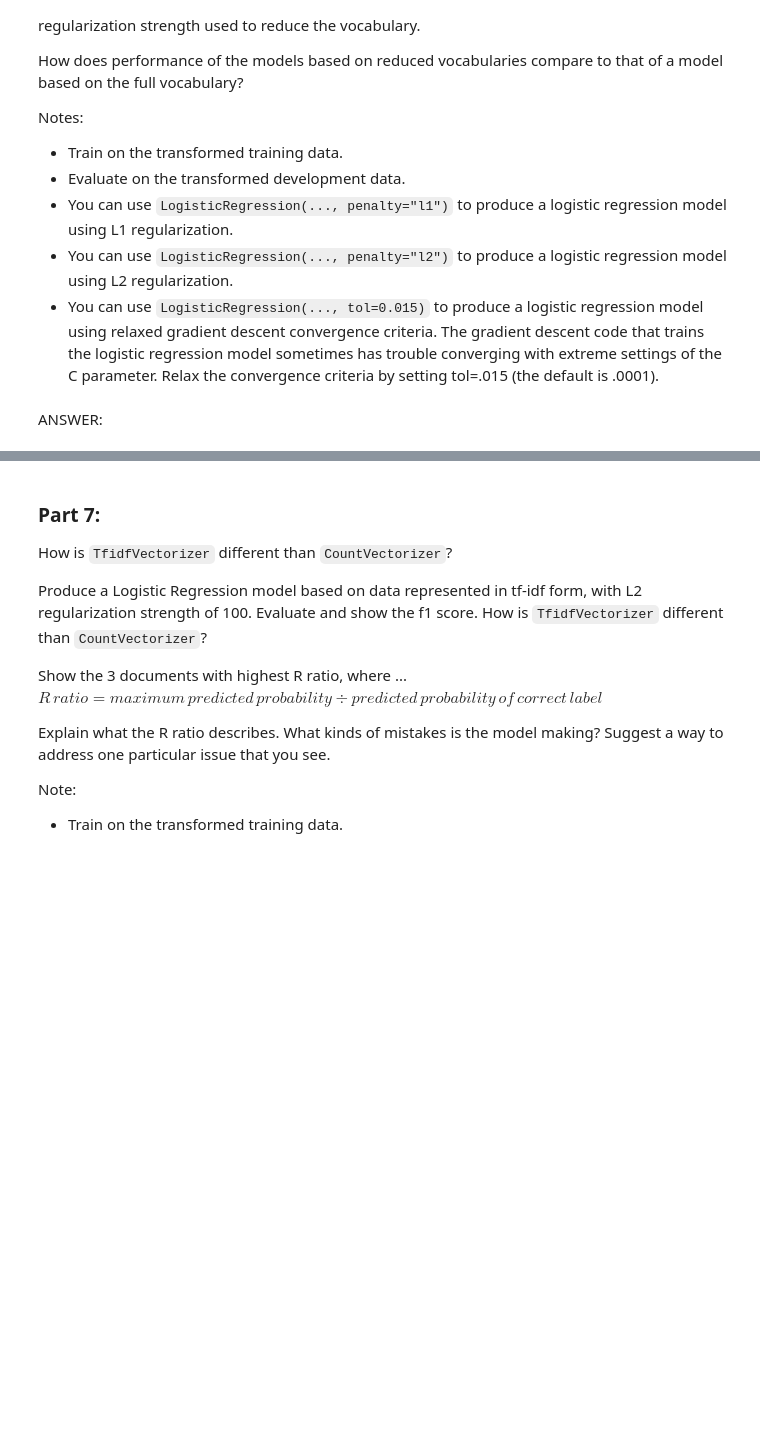
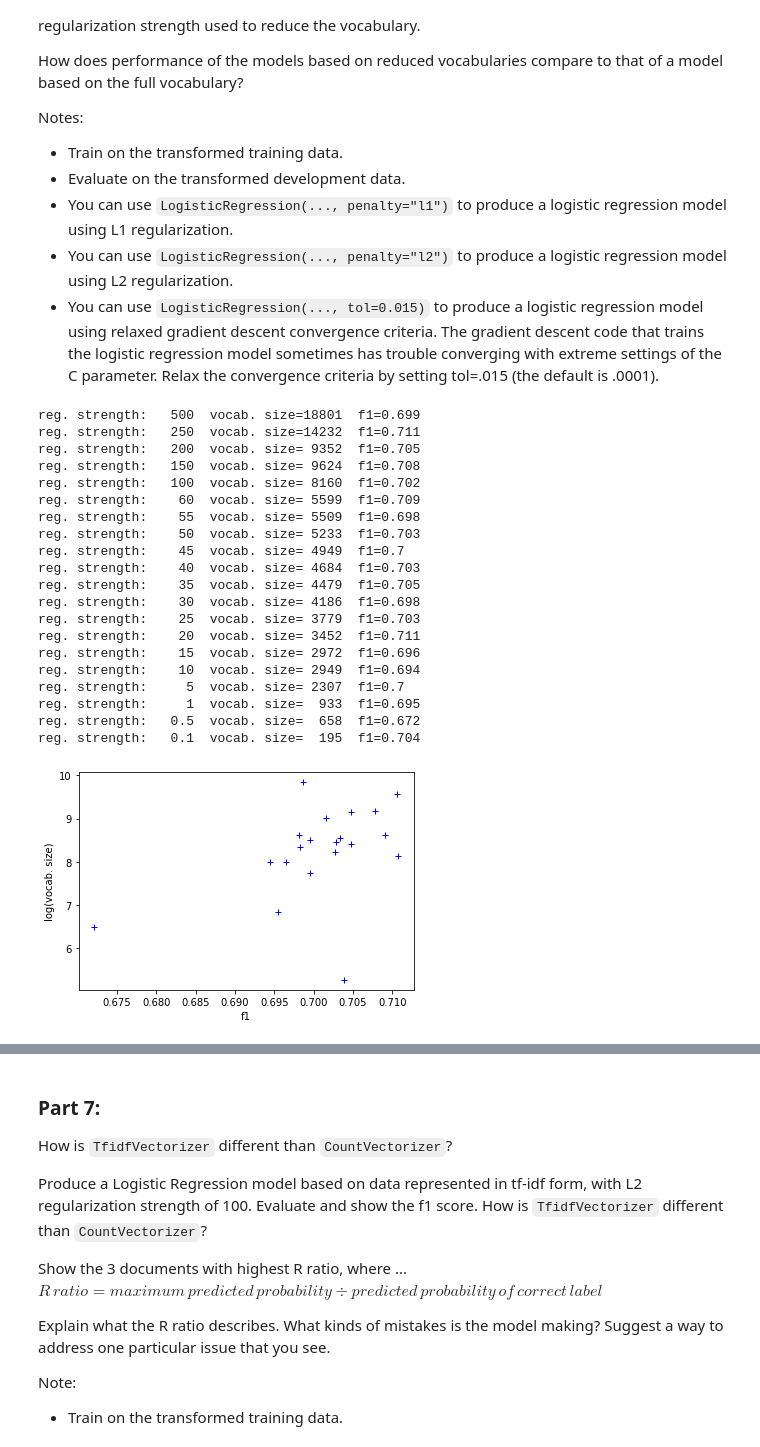
Before and after one commit to rldonaway/w207_proj2, a Jupyter notebook: robert_donaway_p2.ipynb, the cells around one changed output, grey strips where cells are left out. Cells and saved outputs as stored; diff of their text form; code cells hidden in the pictures; blank space fills up the shorter version.

```diff
--- a/robert_donaway_p2.ipynb
+++ b/robert_donaway_p2.ipynb
@@ -520,2 +511,71 @@ Notes:
-# %% [markdown]
-ANSWER:
+# %%
+def P6():
+    # Keep this random seed here to make comparison easier.
+    np.random.seed(0)
+
+    trn_vectorizer = CountVectorizer()
+    trn_fit = trn_vectorizer.fit_transform(train_data)
+    trn_doc_array = trn_fit.toarray()
+    trn_terms = trn_vectorizer.get_feature_names()
+
+    f1_vals = []
+    log_vocab = []
+    # For several L1 regularization strengths ...
+    for strength in [500, 250, 200, 150, 100, 60, 55, 50, 45, 40, 35, 30, 25, 20, 15, 10, 5, 1, 0.5, 0.1]:
+        # Produce a Logistic Regression model using the L1 regularization strength.
+        l1_model = LogisticRegression(C=strength, solver="liblinear", multi_class="auto", penalty="l1", tol=0.015)
+        l1_model.fit(trn_doc_array, train_labels)
+
+        # Reduce the vocabulary to only those features that have at least one non-zero weight among the four categories.
+        new_trn_terms = []
+        coef = l1_model.coef_
+        for i in range(coef.shape[1]):
+            if coef[0,i] > 0 or coef[1,i] > 0 or coef[2,i] > 0 or coef[3,i] > 0:
+                new_trn_terms.append(trn_terms[i])
+
+        # Produce a new Logistic Regression model using the reduced vocabulary and L2 regularization strength of 0.5.
+        new_trn_vectorizer = CountVectorizer(vocabulary=new_trn_terms)
+        new_trn_fit = new_trn_vectorizer.fit_transform(train_data)
+        new_trn_doc_array = new_trn_fit.toarray()
+        l2_model = LogisticRegression(C=0.5, solver="liblinear", multi_class="auto", penalty="l2")
+        l2_model.fit(new_trn_doc_array, train_labels)
+        dev_vectorizer = CountVectorizer(vocabulary=new_trn_terms)
+        dev_fit = dev_vectorizer.fit_transform(dev_data)
+        dev_doc_array = dev_fit.toarray()
+        predicted_labels = l2_model.predict(dev_doc_array)
+
+        # Evaluate and show the L1 regularization strength, vocabulary size, and f1 score associated with the new model.
+        f1 = f1_score(dev_labels, predicted_labels, average='weighted')
+        print(f'reg. strength: {strength:5}  vocab. size={len(new_trn_terms):5}  f1={f1:.3}')
+        f1_vals.append(f1)
+        log_vocab.append(np.log(len(new_trn_terms)))
+
+    # Show a plot of f1 score vs. log vocabulary size.
+    # Each point corresponds to a specific L1 regularization strength used to reduce the vocabulary.
+    plt.plot(f1_vals, log_vocab, 'b+')
+    plt.xlabel('f1')
+    plt.ylabel('log(vocab. size)')
+
+P6()
+# %% [output]
+reg. strength:   500  vocab. size=18801  f1=0.699
+reg. strength:   250  vocab. size=14232  f1=0.711
+reg. strength:   200  vocab. size= 9352  f1=0.705
+reg. strength:   150  vocab. size= 9624  f1=0.708
+reg. strength:   100  vocab. size= 8160  f1=0.702
+reg. strength:    60  vocab. size= 5599  f1=0.709
+reg. strength:    55  vocab. size= 5509  f1=0.698
+reg. strength:    50  vocab. size= 5233  f1=0.703
+reg. strength:    45  vocab. size= 4949  f1=0.7
+reg. strength:    40  vocab. size= 4684  f1=0.703
+reg. strength:    35  vocab. size= 4479  f1=0.705
+reg. strength:    30  vocab. size= 4186  f1=0.698
+reg. strength:    25  vocab. size= 3779  f1=0.703
+reg. strength:    20  vocab. size= 3452  f1=0.711
+reg. strength:    15  vocab. size= 2972  f1=0.696
+reg. strength:    10  vocab. size= 2949  f1=0.694
+reg. strength:     5  vocab. size= 2307  f1=0.7
+reg. strength:     1  vocab. size=  933  f1=0.695
+reg. strength:   0.5  vocab. size=  658  f1=0.672
+reg. strength:   0.1  vocab. size=  195  f1=0.704
+[figure, added]
```
Also changed, not shown: parts of 2 cells of this notebook.
